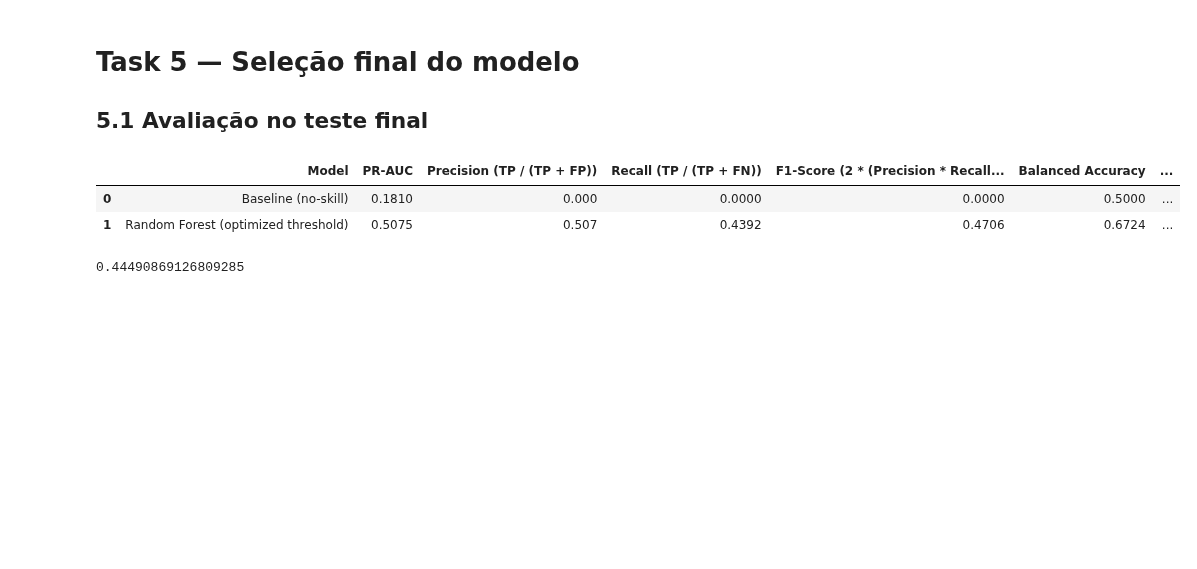
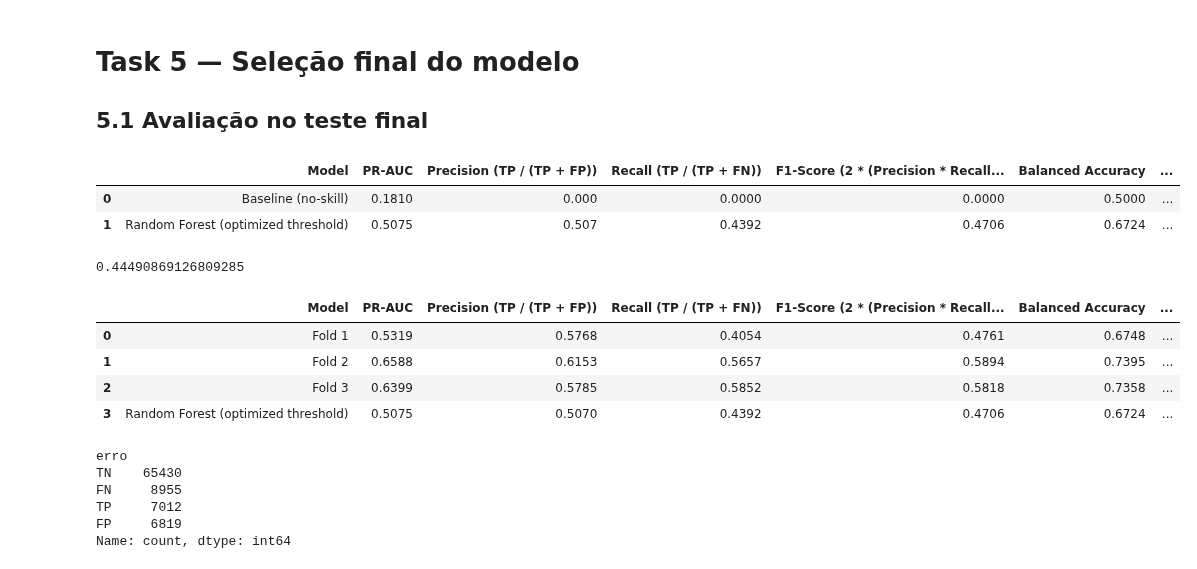
Before and after one commit to RaphaelMoragas/Minera-o_de_Dados_MEI, a Jupyter notebook: Projeto_Final/Projeto_MINDD_Final.ipynb, the cells around one changed output. Saved outputs shown, nothing was run; the diff lists cells and outputs as text; code cells hidden in the pictures; blank space fills up the shorter version.

```diff
--- a/Projeto_Final/Projeto_MINDD_Final.ipynb
+++ b/Projeto_Final/Projeto_MINDD_Final.ipynb
@@ -2904,3 +2904,35 @@ display(metrics.round(4))
 average_precision_score(y_teste, teste['post_previous_abnormal_rate_1D'])
 # %% [output]
 0.44490869126809285
+# %%
+# Resultados do RF em cada fold (OOF) e no teste, com o mesmo threshold
+n = tamanho_validacao
+
+pd.DataFrame([
+    avaliar_modelo_final(y_true_oof[:n], y_prob_oof[:n], melhor_threshold, "Fold 1"),
+    avaliar_modelo_final(y_true_oof[n:2*n], y_prob_oof[n:2*n], melhor_threshold, "Fold 2"),
+    avaliar_modelo_final(y_true_oof[2*n:], y_prob_oof[2*n:], melhor_threshold, "Fold 3"),
+    final_metrics
+]).round(4)
+# %% [output]
+|  | Model | PR-AUC | Precision (TP / (TP + FP)) | Recall (TP / (TP + FN)) | F1-Score (2 * (Precision * Recall... | Balanced Accuracy | ... |
+| 0 | Fold 1 | 0.5319 | 0.5768 | 0.4054 | 0.4761 | 0.6748 | ... |
+| 1 | Fold 2 | 0.6588 | 0.6153 | 0.5657 | 0.5894 | 0.7395 | ... |
+| 2 | Fold 3 | 0.6399 | 0.5785 | 0.5852 | 0.5818 | 0.7358 | ... |
+| 3 | Random Forest (optimized threshold) | 0.5075 | 0.5070 | 0.4392 | 0.4706 | 0.6724 | ... |
+# %%
+# Classificar cada sessão do teste em TP, FP, FN ou TN
+teste = teste.copy()
+teste['previsao'] = (y_pred_teste >= melhor_threshold).astype(int)
+teste['erro'] = 'TN'
+teste.loc[(teste['is_Abnormal'] == 1) & (teste['previsao'] == 1), 'erro'] = 'TP'
+teste.loc[(teste['is_Abnormal'] == 0) & (teste['previsao'] == 1), 'erro'] = 'FP'
+teste.loc[(teste['is_Abnormal'] == 1) & (teste['previsao'] == 0), 'erro'] = 'FN'
+teste['erro'].value_counts()
+# %% [output]
+erro
+TN    65430
+FN     8955
+TP     7012
+FP     6819
+Name: count, dtype: int64
```
Also changed, not shown: parts of 7 cells of this notebook, 1 other file.
